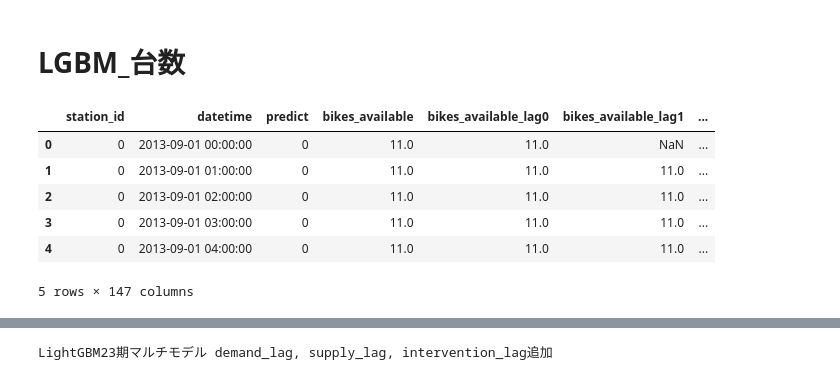
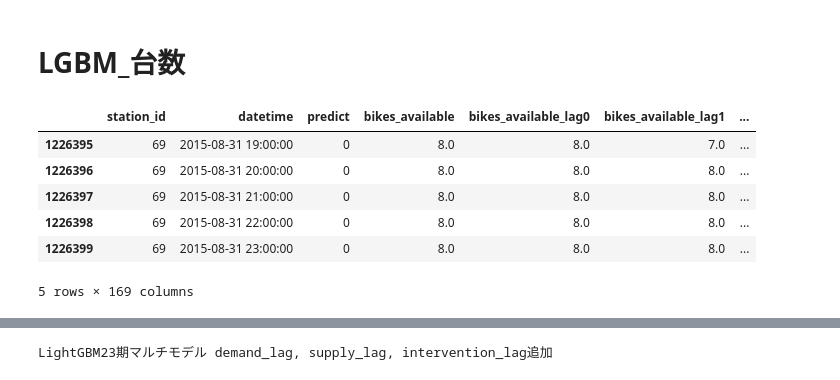
Before and after one commit to snoopy0420/atma_udemy, a Jupyter notebook: notebooks/run_local.ipynb, the cells around one changed output, grey strips where cells are left out. Drawn from its saved outputs; the diff is of its cells as text; code cells hidden in the pictures.

```diff
--- a/notebooks/run_local.ipynb
+++ b/notebooks/run_local.ipynb
@@ -49,19 +50,26 @@ df_main_lgb_bikes = pd.merge(df_main_lgb_bikes, load_feature("df_datetime_atr"),
 # df_main_lgb_bikes = pd.merge(df_main_lgb_bikes, load_feature("df_weather_feat"), on=["datetime"], how="left")
 # df_main_lgb_bikes = pd.merge(df_main_lgb_bikes, load_feature("df_bikes_available_rolling"), on=["station_id", "datetime"], how="left")
 # df_main_lgb_bikes = pd.merge(df_main_lgb_bikes, load_feature("df_bikes_available_lr"), on=["station_id", "datetime"], how="left")
-df_main_lgb_bikes = pd.merge(df_main_lgb_bikes, load_feature("df_demand_lag"), on=["station_id", "datetime"], how="left")
-df_main_lgb_bikes = pd.merge(df_main_lgb_bikes, load_feature("df_supply_lag"), on=["station_id", "datetime"], how="left")
-df_main_lgb_bikes = pd.merge(df_main_lgb_bikes, load_feature("df_intervention_lag"), on=["station_id", "datetime"], how="left")
+# df_main_lgb_bikes = pd.merge(df_main_lgb_bikes, load_feature("df_demand_lag"), on=["station_id", "datetime"], how="left")
+# df_main_lgb_bikes = pd.merge(df_main_lgb_bikes, load_feature("df_supply_lag"), on=["station_id", "datetime"], how="left")
+# df_main_lgb_bikes = pd.merge(df_main_lgb_bikes, load_feature("df_intervention_lag"), on=["station_id", "datetime"], how="left")
+df_main_lgb_bikes = pd.merge(df_main_lgb_bikes, load_feature("df_demand_rolling"), on=["station_id", "datetime"], how="left")
+df_main_lgb_bikes = pd.merge(df_main_lgb_bikes, load_feature("df_supply_rolling"), on=["station_id", "datetime"], how="left")
+df_main_lgb_bikes = pd.merge(df_main_lgb_bikes, load_feature("df_intervention_rolling"), on=["station_id", "datetime"], how="left")
+df_main_lgb_bikes = pd.merge(df_main_lgb_bikes, load_feature("df_demand_lr"), on=["station_id", "datetime"], how="left")
+df_main_lgb_bikes = pd.merge(df_main_lgb_bikes, load_feature("df_supply_lr"), on=["station_id", "datetime"], how="left")
+df_main_lgb_bikes = pd.merge(df_main_lgb_bikes, load_feature("df_intervention_lr"), on=["station_id", "datetime"], how="left")
+df_main_lgb_bikes = pd.merge(df_main_lgb_bikes, load_feature("df_bikes_available_rate_lag"), on=["station_id", "datetime"], how="left")
 # %%
-df_main_lgb_bikes.head()
+df_main_lgb_bikes.tail()
 # %% [output]
 |  | station_id | datetime | predict | bikes_available | bikes_available_lag0 | bikes_available_lag1 | ... |
-| 0 | 0 | 2013-09-01 00:00:00 | 0 | 11.0 | 11.0 | NaN | ... |
-| 1 | 0 | 2013-09-01 01:00:00 | 0 | 11.0 | 11.0 | 11.0 | ... |
-| 2 | 0 | 2013-09-01 02:00:00 | 0 | 11.0 | 11.0 | 11.0 | ... |
-| 3 | 0 | 2013-09-01 03:00:00 | 0 | 11.0 | 11.0 | 11.0 | ... |
-| 4 | 0 | 2013-09-01 04:00:00 | 0 | 11.0 | 11.0 | 11.0 | ... |
+| 1226395 | 69 | 2015-08-31 19:00:00 | 0 | 8.0 | 8.0 | 7.0 | ... |
+| 1226396 | 69 | 2015-08-31 20:00:00 | 0 | 8.0 | 8.0 | 8.0 | ... |
+| 1226397 | 69 | 2015-08-31 21:00:00 | 0 | 8.0 | 8.0 | 8.0 | ... |
+| 1226398 | 69 | 2015-08-31 22:00:00 | 0 | 8.0 | 8.0 | 8.0 | ... |
+| 1226399 | 69 | 2015-08-31 23:00:00 | 0 | 8.0 | 8.0 | 8.0 | ... |
-5 rows × 147 columns
+5 rows × 169 columns
 # %%
 # df_main_lgb_bikes.to_pickle(os.path.join(DIR_FEATURE, "df_main_lgb_bikes.pkl"))
 # df_main_lgb_bikes = pd.read_pickle(os.path.join(DIR_INTERIM, "df_main_lgb_new.pkl"))
```
Also changed, not shown: parts of 90 cells of this notebook, 3 other files.
